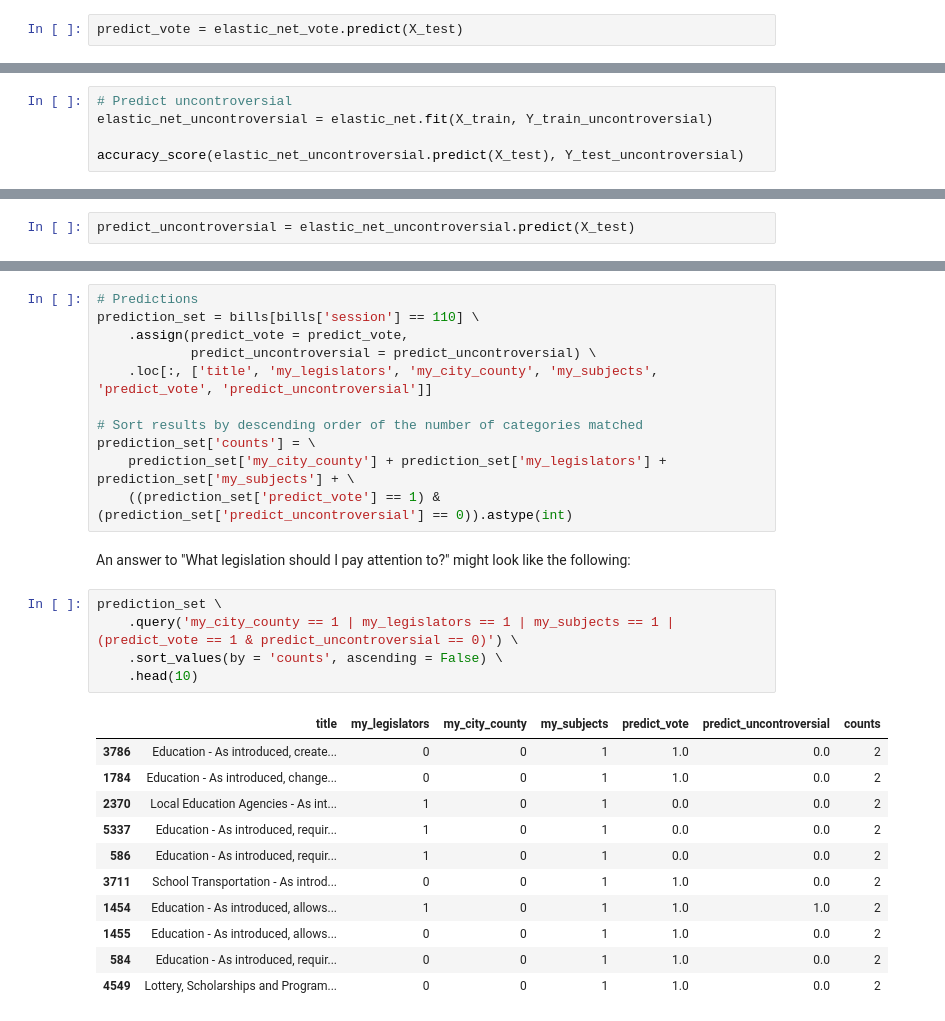
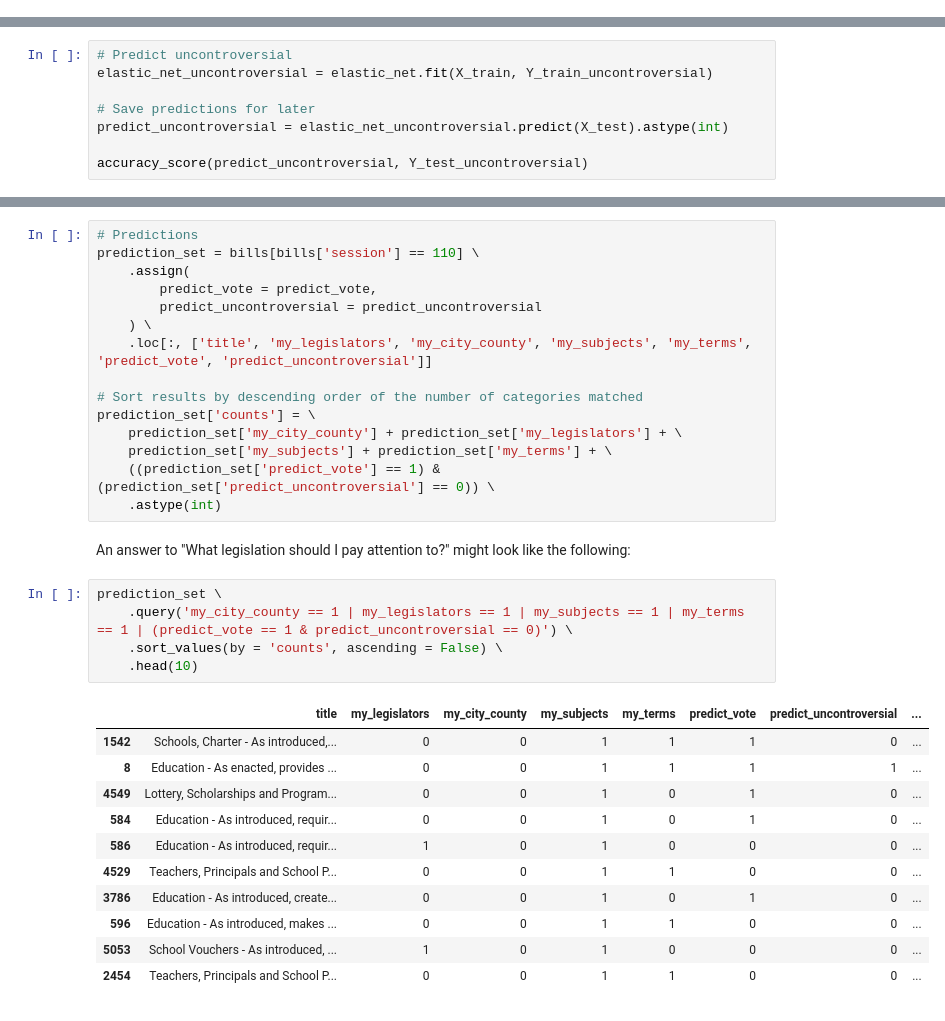
Before and after one commit to alexander-poon/represent, a Jupyter notebook: notebooks/taxonomy.ipynb, the cells around one changed output, grey strips where cells are left out. Saved outputs shown, nothing was run; the diff lists cells and outputs as text.

```diff
--- a/notebooks/taxonomy.ipynb
+++ b/notebooks/taxonomy.ipynb
@@ -326,4 +351,2 @@ Save predictions for later:
-# %%
-predict_vote = elastic_net_vote.predict(X_test)
 # %% [markdown]
 Repeat to predict uncontroversial bills:
@@ -331,5 +360,8 @@ Repeat to predict uncontroversial bills:
 # Predict uncontroversial
 elastic_net_uncontroversial = elastic_net.fit(X_train, Y_train_uncontroversial)
 
-accuracy_score(elastic_net_uncontroversial.predict(X_test), Y_test_uncontroversial)
+# Save predictions for later
+predict_uncontroversial = elastic_net_uncontroversial.predict(X_test).astype(int)
+
+accuracy_score(predict_uncontroversial, Y_test_uncontroversial)
 # %% [output]
@@ -347,5 +379,3 @@ sns.stripplot(x = 'uncontroversial', y = 'predicted_probs', data = data, jitter
-# %%
-predict_uncontroversial = elastic_net_uncontroversial.predict(X_test)
 # %% [markdown]
 Check that we get some bills predicted to get a vote but not be uncontroversial:
 # %%
@@ -355,30 +385,34 @@ sum(predict_vote != predict_uncontroversial)
 # %%
 # Predictions
 prediction_set = bills[bills['session'] == 110] \
-    .assign(predict_vote = predict_vote,
-            predict_uncontroversial = predict_uncontroversial) \
-    .loc[:, ['title', 'my_legislators', 'my_city_county', 'my_subjects', 'predict_vote', 'predict_uncontroversial']]
+    .assign(
+        predict_vote = predict_vote,
+        predict_uncontroversial = predict_uncontroversial
+    ) \
+    .loc[:, ['title', 'my_legislators', 'my_city_county', 'my_subjects', 'my_terms', 'predict_vote', 'predict_uncontroversial']]
 
 # Sort results by descending order of the number of categories matched
 prediction_set['counts'] = \
-    prediction_set['my_city_county'] + prediction_set['my_legislators'] + prediction_set['my_subjects'] + \
-    ((prediction_set['predict_vote'] == 1) & (prediction_set['predict_uncontroversial'] == 0)).astype(int)
+    prediction_set['my_city_county'] + prediction_set['my_legislators'] + \
+    prediction_set['my_subjects'] + prediction_set['my_terms'] + \
+    ((prediction_set['predict_vote'] == 1) & (prediction_set['predict_uncontroversial'] == 0)) \
+    .astype(int)
 # %% [markdown]
 An answer to "What legislation should I pay attention to?" might look like the following:
 # %%
 prediction_set \
-    .query('my_city_county == 1 | my_legislators == 1 | my_subjects == 1 | (predict_vote == 1 & predict_uncontroversial == 0)') \
+    .query('my_city_county == 1 | my_legislators == 1 | my_subjects == 1 | my_terms == 1 | (predict_vote == 1 & predict_uncontroversial == 0)') \
     .sort_values(by = 'counts', ascending = False) \
     .head(10)
 # %% [output]
-|  | title | my_legislators | my_city_county | my_subjects | predict_vote | predict_uncontroversial | counts |
-| 3786 | Education - As introduced, create... | 0 | 0 | 1 | 1.0 | 0.0 | 2 |
-| 1784 | Education - As introduced, change... | 0 | 0 | 1 | 1.0 | 0.0 | 2 |
-| 2370 | Local Education Agencies - As int... | 1 | 0 | 1 | 0.0 | 0.0 | 2 |
-| 5337 | Education - As introduced, requir... | 1 | 0 | 1 | 0.0 | 0.0 | 2 |
-| 586 | Education - As introduced, requir... | 1 | 0 | 1 | 0.0 | 0.0 | 2 |
-| 3711 | School Transportation - As introd... | 0 | 0 | 1 | 1.0 | 0.0 | 2 |
-| 1454 | Education - As introduced, allows... | 1 | 0 | 1 | 1.0 | 1.0 | 2 |
-| 1455 | Education - As introduced, allows... | 0 | 0 | 1 | 1.0 | 0.0 | 2 |
-| 584 | Education - As introduced, requir... | 0 | 0 | 1 | 1.0 | 0.0 | 2 |
-| 4549 | Lottery, Scholarships and Program... | 0 | 0 | 1 | 1.0 | 0.0 | 2 |
+|  | title | my_legislators | my_city_county | my_subjects | my_terms | predict_vote | predict_uncontroversial | ... |
+| 1542 | Schools, Charter - As introduced,... | 0 | 0 | 1 | 1 | 1 | 0 | ... |
+| 8 | Education - As enacted, provides ... | 0 | 0 | 1 | 1 | 1 | 1 | ... |
+| 4549 | Lottery, Scholarships and Program... | 0 | 0 | 1 | 0 | 1 | 0 | ... |
+| 584 | Education - As introduced, requir... | 0 | 0 | 1 | 0 | 1 | 0 | ... |
+| 586 | Education - As introduced, requir... | 1 | 0 | 1 | 0 | 0 | 0 | ... |
+| 4529 | Teachers, Principals and School P... | 0 | 0 | 1 | 1 | 0 | 0 | ... |
+| 3786 | Education - As introduced, create... | 0 | 0 | 1 | 0 | 1 | 0 | ... |
+| 596 | Education - As introduced, makes ... | 0 | 0 | 1 | 1 | 0 | 0 | ... |
+| 5053 | School Vouchers - As introduced, ... | 1 | 0 | 1 | 0 | 0 | 0 | ... |
+| 2454 | Teachers, Principals and School P... | 0 | 0 | 1 | 1 | 0 | 0 | ... |
```
Also changed, not shown: parts of 27 cells of this notebook.
